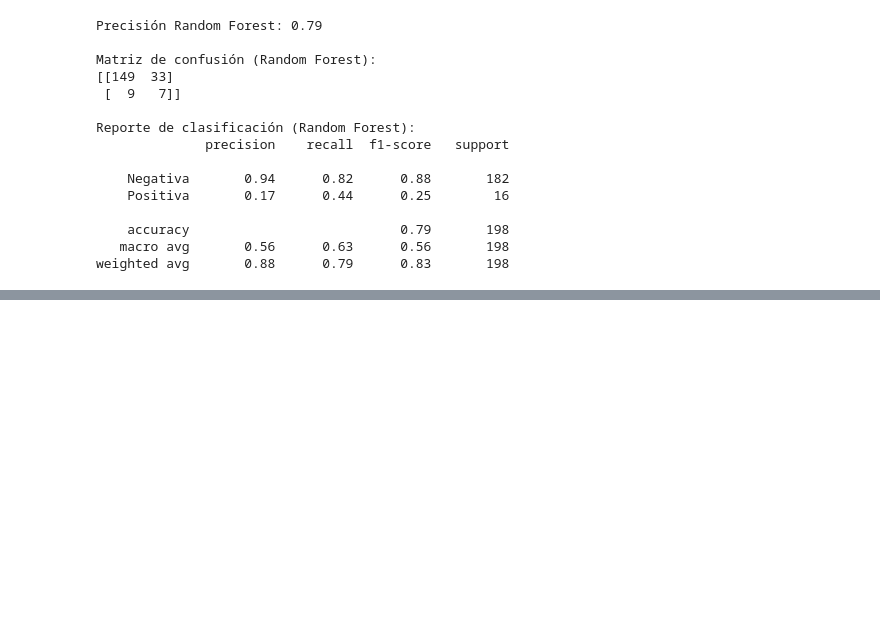
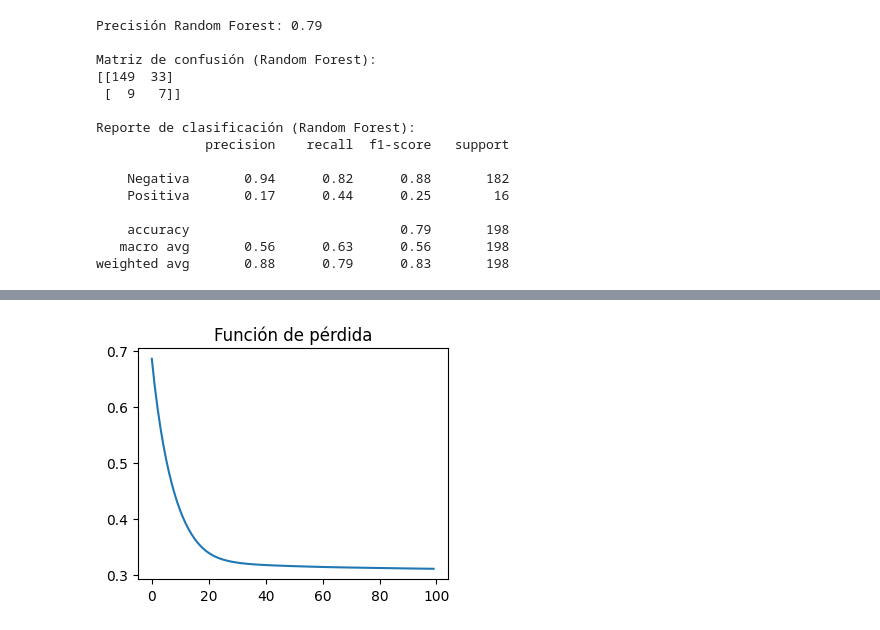
Before and after one commit to DashTT/Reto-02-Chagas, a Jupyter notebook: Reto02_AndradeEscobarVillenas.ipynb, the cells around one changed output, grey strips where cells are left out. Drawn from its saved outputs; the diff is of its cells as text; code cells hidden in the pictures; blank space fills up the shorter version.

```diff
--- a/Reto02_AndradeEscobarVillenas.ipynb
+++ b/Reto02_AndradeEscobarVillenas.ipynb
@@ -400,0 +412,8 @@ weighted avg       0.88      0.79      0.83       198
+# %%
+#Creamos X y y
+X = df_clean
+y = y_status
+y.unique() #vemos que las categorías estan como 'Negativa' y 'Positiva' y se debe cambiar
+y= y.map({'Negativa': 0, 'Positiva': 1}) #se hace el cambio
+print(X.shape)
+print(y.shape)
@@ -400,0 +434,16 @@ weighted avg       0.88      0.79      0.83       198
+# %%
+#Definimos la red para estos datos con 3 capas ocultas y una de salida de 2 neuronas
+set_seed(11)
+model = Sequential([
+    Input(shape=(38,)), #Son 38 variables las que se van a analizar en el modelo
+    Dense(units=6, activation='relu'),
+    Dense(units=3, activation='relu'),
+    Dense(units=1, activation='sigmoid') #Usamos sigmoide por su distribución entre 0 y 1 perfecta para valores binarios como los que trabajamos en este dataset.
+])
+
+# Compilamos el modelo
+optimizer = SGD(learning_rate=0.01)
+loss = BinaryCrossentropy()
+model.compile(optimizer=optimizer, loss=loss)
+# Resumen del modelo
+model.summary()
@@ -400,0 +464,7 @@ weighted avg       0.88      0.79      0.83       198
+# %%
+#Ahora entrenamos y evaluamos el modelo primero dividiendo los datos de train y test:
+X_train, X_test, y_train, y_test = train_test_split(X, y, test_size=0.2, random_state=11)
+print(X_train.shape)
+print(y_train.shape)
+print(X_test.shape)
+print(y_test.shape)
@@ -400,0 +476,3 @@ weighted avg       0.88      0.79      0.83       198
+# %%
+# Entrenar el modelo
+history = model.fit(X_train, y_train, epochs=100, verbose=1)
@@ -400,0 +497,8 @@ weighted avg       0.88      0.79      0.83       198
+# %%
+# Visualizar la evolución de la función de pérdida
+plt.figure(figsize=(4, 3))
+plt.plot(history.history['loss'])
+plt.title('Función de pérdida')
+plt.show()
+# %% [output]
+[figure, added]
```
Also changed, not shown: parts of 10 cells of this notebook.
